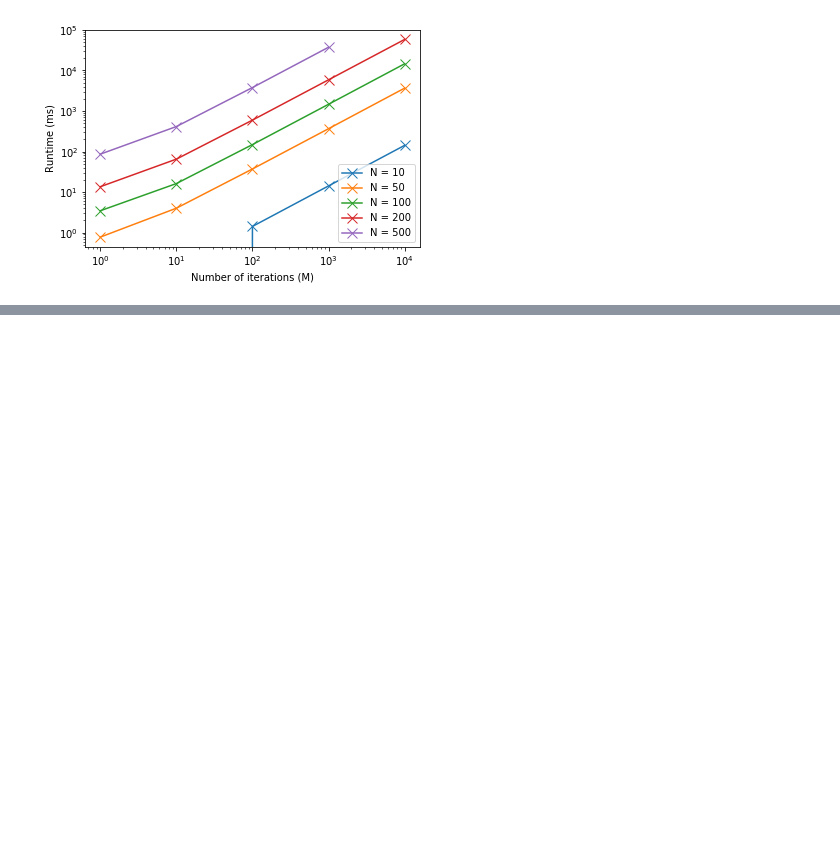
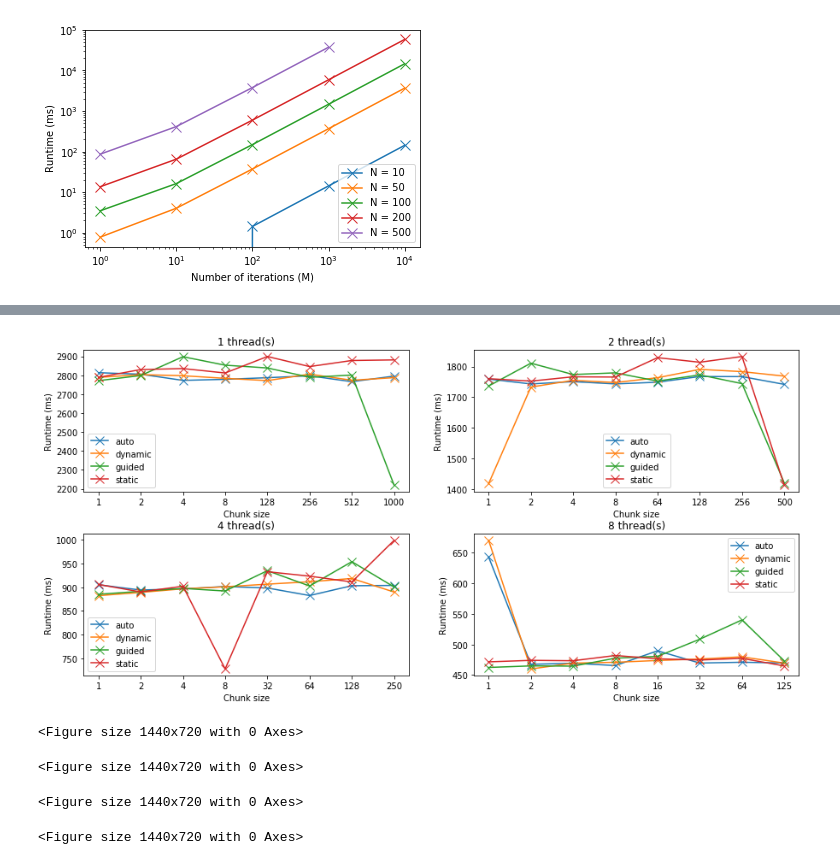
Before and after one commit to tcrasset/Conducting-matrix-percolation, a Jupyter notebook: plot.ipynb, the cells around one changed output, grey strips where cells are left out. Drawn from its saved outputs; the diff is of its cells as text; code cells hidden in the pictures; blank space fills up the shorter version.

```diff
--- a/plot.ipynb
+++ b/plot.ipynb
@@ -119,0 +154,8 @@ plt.show()
+# %%
+schedule_df = pd.read_csv("Results/schedule_results/merged.txt", delimiter=' ')
+#print(schedule_df[:5])
+print(schedule_df.shape)
+print(schedule_df.columns)
+print(schedule_df.NbThreads.unique())
+print(schedule_df.Schedule_kind.unique())
+print(schedule_df.Chunk_size.unique())
@@ -119,0 +170,35 @@ plt.show()
+# %%
+legend = []
+grouped_df = schedule_df.groupby(["Schedule_kind","Chunk_size","NbThreads"]).mean().reset_index()
+#print(grouped_df)
+
+fig, ((ax1, ax2), (ax3, ax4)) = plt.subplots(2, 2,figsize=(15,7))
+axs = [ax1, ax2, ax3, ax4]
+fig.subplots_adjust(hspace=0.3)
+for index_thread, t in enumerate(schedule_df.NbThreads.unique()):
+    subdf_perThreads = grouped_df[grouped_df['NbThreads'] == t]
+    #print(subdf_perThreads)
+    plt.figure(figsize=(20,10))
+
+    for index_chunk,i in enumerate(subdf_perThreads.Schedule_kind.unique()):
+        subdf_PerSchedule_kind = subdf_perThreads[subdf_perThreads['Schedule_kind'] == i]
+        meanTime = [x for y, x in sorted(zip(subdf_PerSchedule_kind.Chunk_size, subdf_PerSchedule_kind.AvgTime))]
+
+        chunks = sorted(subdf_PerSchedule_kind.Chunk_size)
+        x_points = np.linspace(chunks[0],chunks[-1],len(chunks))
+        axs[index_thread].plot(x_points, meanTime, marker='x',markersize=10)
+
+        axs[index_thread].xaxis.set_ticks(x_points) #evenly space xticks
+        axs[index_thread].xaxis.set_ticklabels(chunks) # change the ticks' names to chunksize
+        legend.append('{}'.format(schedule_df.Schedule_kind.unique()[index_chunk]))
+
+for index,ax in enumerate(axs):
+    ax.set(xlabel='Chunk size', ylabel='Runtime (ms)')
+    ax.legend(legend, loc='best')
+    ax.set_title("{} thread(s)".format(schedule_df.NbThreads.unique()[index]))
+# %% [output]
+[figure, added]
+<Figure size 1440x720 with 0 Axes>
+<Figure size 1440x720 with 0 Axes>
+<Figure size 1440x720 with 0 Axes>
+<Figure size 1440x720 with 0 Axes>
```
Also changed, not shown: parts of 8 cells of this notebook.
